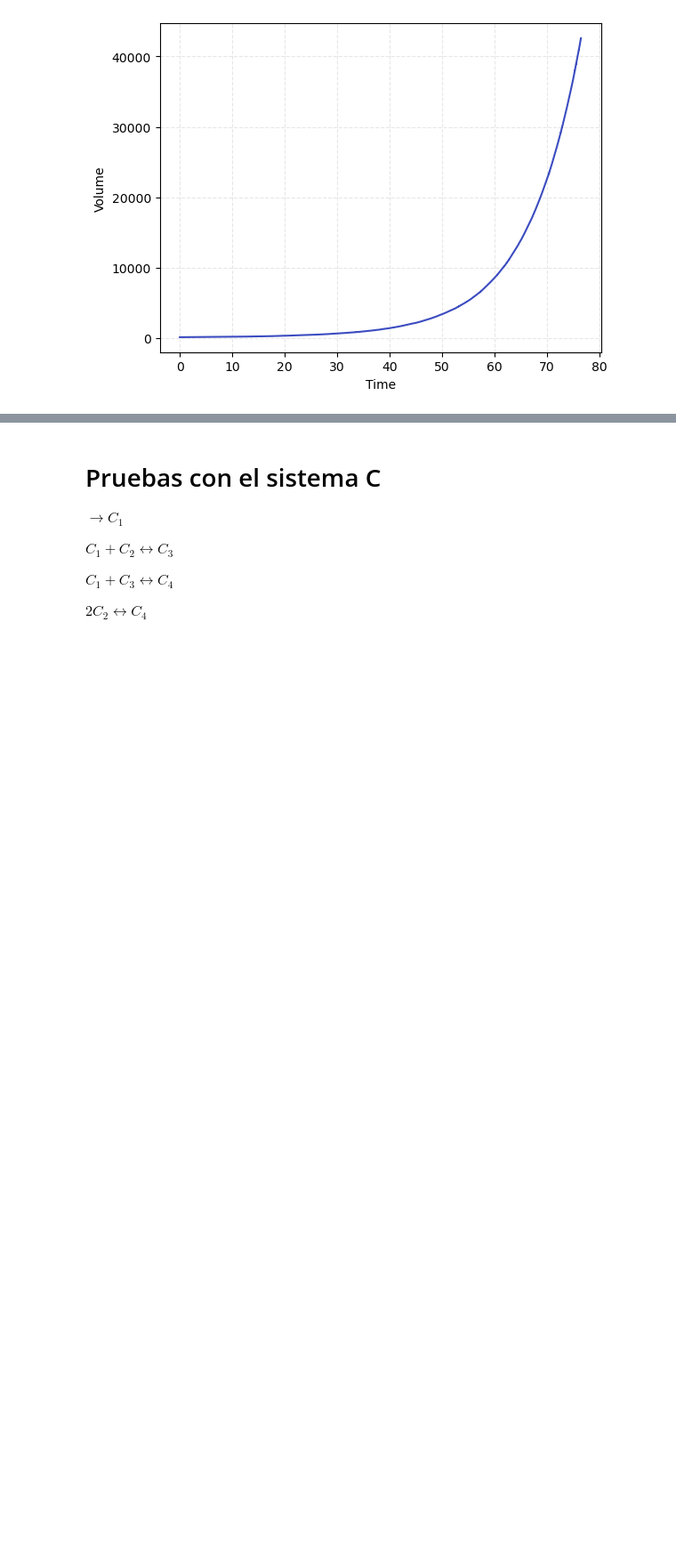
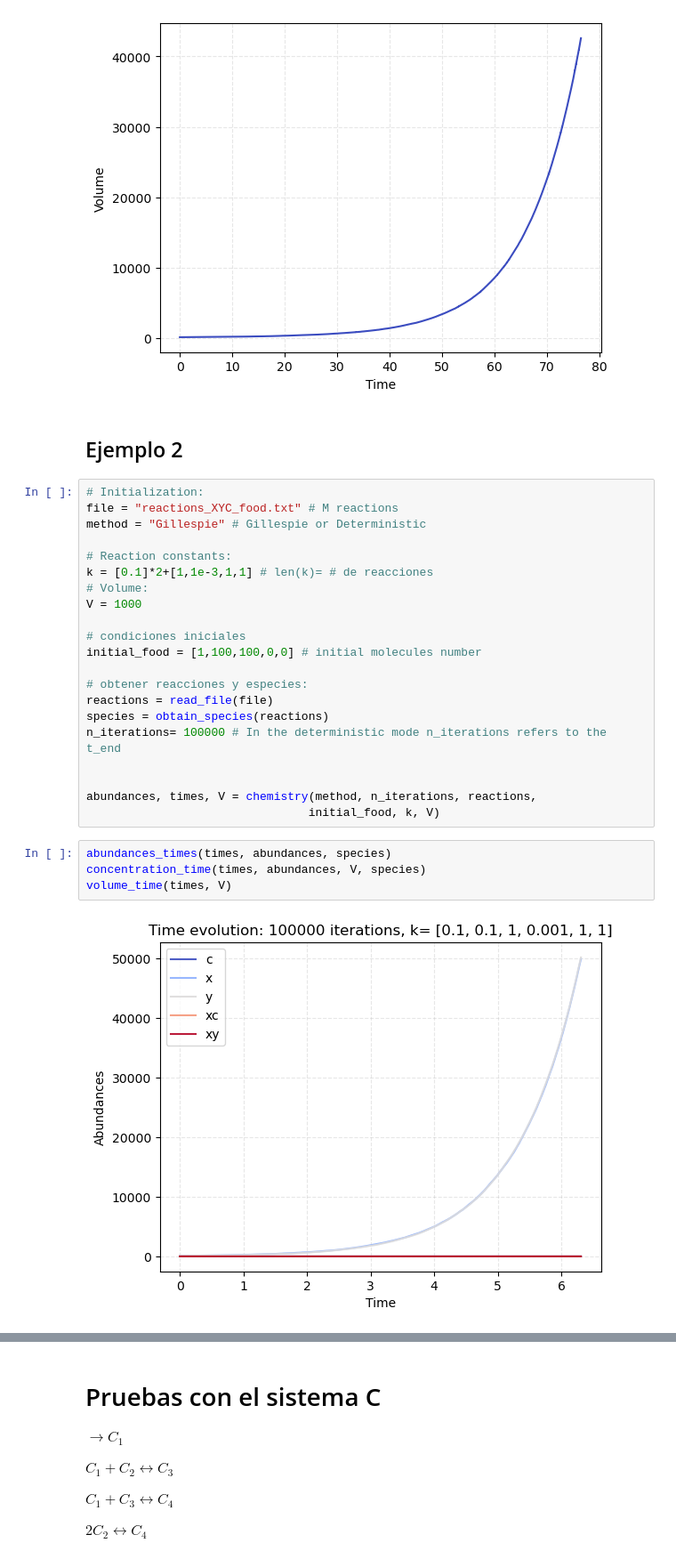
Before and after one commit to CAB-GCA/catalytic_world, a Jupyter notebook: chemostat_graphs.ipynb, the cells around one changed output, grey strips where cells are left out. Shown at 89% size. Cells and saved outputs as stored; diff of their text form; blank space fills up the shorter version.

```diff
--- a/chemostat_graphs.ipynb
+++ b/chemostat_graphs.ipynb
@@ -71,3 +75,32 @@ concentration_time(times, abundances, V, species)
 volume_time(times, V)
 # %% [output]
 [figure]
+# %% [markdown]
+## Ejemplo 2
+# %%
+# Initialization:
+file = "reactions_XYC_food.txt" # M reactions
+method = "Gillespie" # Gillespie or Deterministic
+
+# Reaction constants:
+k = [0.1]*2+[1,1e-3,1,1] # len(k)= # de reacciones
+# Volume:
+V = 1000
+
+# condiciones iniciales
+initial_food = [1,100,100,0,0] # initial molecules number
+
+# obtener reacciones y especies:
+reactions = read_file(file)
+species = obtain_species(reactions)
+n_iterations= 100000 # In the deterministic mode n_iterations refers to the t_end
+
+
+abundances, times, V = chemistry(method, n_iterations, reactions,
+                                initial_food, k, V)
+# %%
+abundances_times(times, abundances, species)
+concentration_time(times, abundances, V, species)
+volume_time(times, V)
+# %% [output]
+[figure, added]
```
Also changed, not shown: parts of 21 cells of this notebook.
